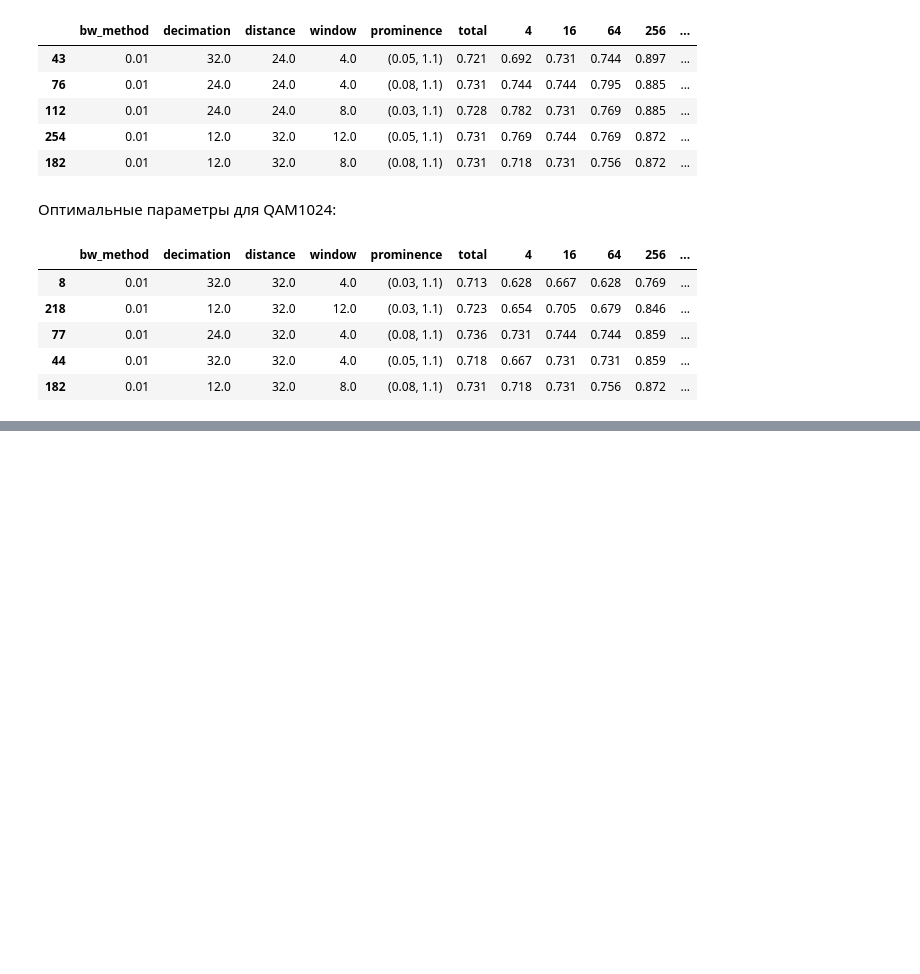
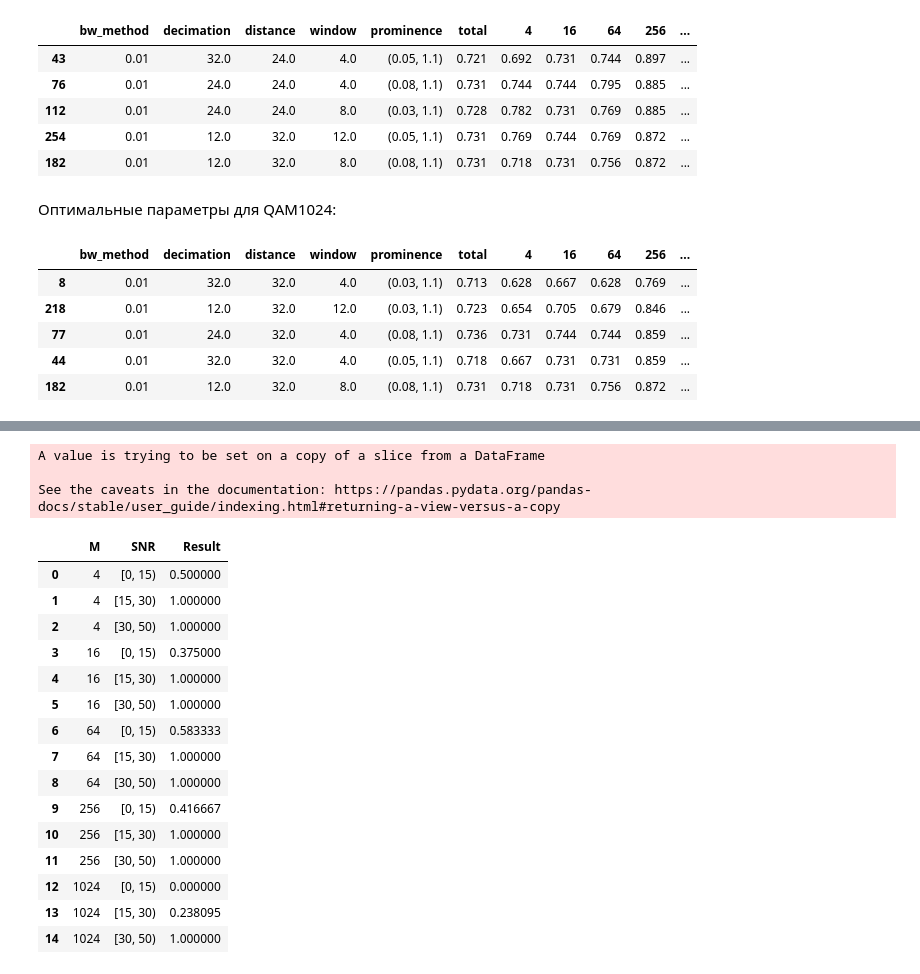
Before and after one commit to vladseve7n/Master_thesis, a Jupyter notebook: MT_2_1_Creating_alg.ipynb, the cells around one changed output, grey strips where cells are left out. Cells and saved outputs as stored; diff of their text form; code cells hidden in the pictures; blank space fills up the shorter version.

```diff
--- a/MT_2_1_Creating_alg.ipynb
+++ b/MT_2_1_Creating_alg.ipynb
@@ -329,0 +357,26 @@ opt_par_df.sort_values('1024', ascending=False)[opt_par_df.total > 0.7].head(5)
+# %%
+df3 = test_df.drop(['Answers'], axis=1)
+df3.SNR[(df.SNR >= 0) & (df.SNR < 15)] = '[0, 15)'
+df3.SNR[(df.SNR >= 15) & (df.SNR < 30)] = '[15, 30)'
+df3.SNR[(df.SNR >= 30) & (df.SNR <= 50)] = '[30, 50)'
+df3.groupby(by=['M', 'SNR'], as_index=False).mean()
+# %% [output]
+A value is trying to be set on a copy of a slice from a DataFrame
+
+See the caveats in the documentation: https://pandas.pydata.org/pandas-docs/stable/user_guide/indexing.html#returning-a-view-versus-a-copy
+|  | M | SNR | Result |
+| 0 | 4 | [0, 15) | 0.500000 |
+| 1 | 4 | [15, 30) | 1.000000 |
+| 2 | 4 | [30, 50) | 1.000000 |
+| 3 | 16 | [0, 15) | 0.375000 |
+| 4 | 16 | [15, 30) | 1.000000 |
+| 5 | 16 | [30, 50) | 1.000000 |
+| 6 | 64 | [0, 15) | 0.583333 |
+| 7 | 64 | [15, 30) | 1.000000 |
+| 8 | 64 | [30, 50) | 1.000000 |
+| 9 | 256 | [0, 15) | 0.416667 |
+| 10 | 256 | [15, 30) | 1.000000 |
+| 11 | 256 | [30, 50) | 1.000000 |
+| 12 | 1024 | [0, 15) | 0.000000 |
+| 13 | 1024 | [15, 30) | 0.238095 |
+| 14 | 1024 | [30, 50) | 1.000000 |
```
Also changed, not shown: parts of 7 cells of this notebook.
